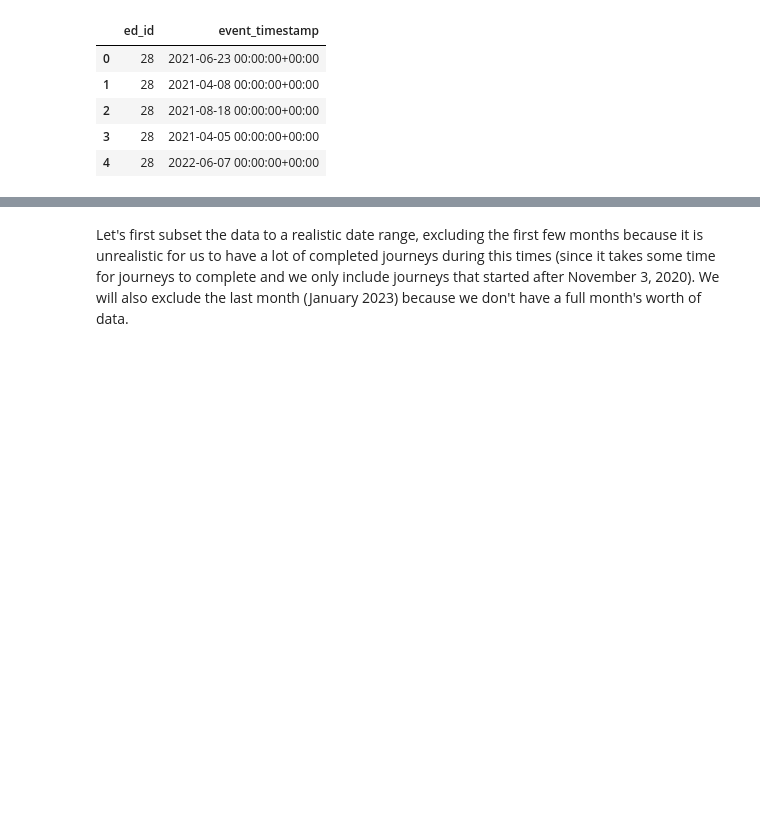
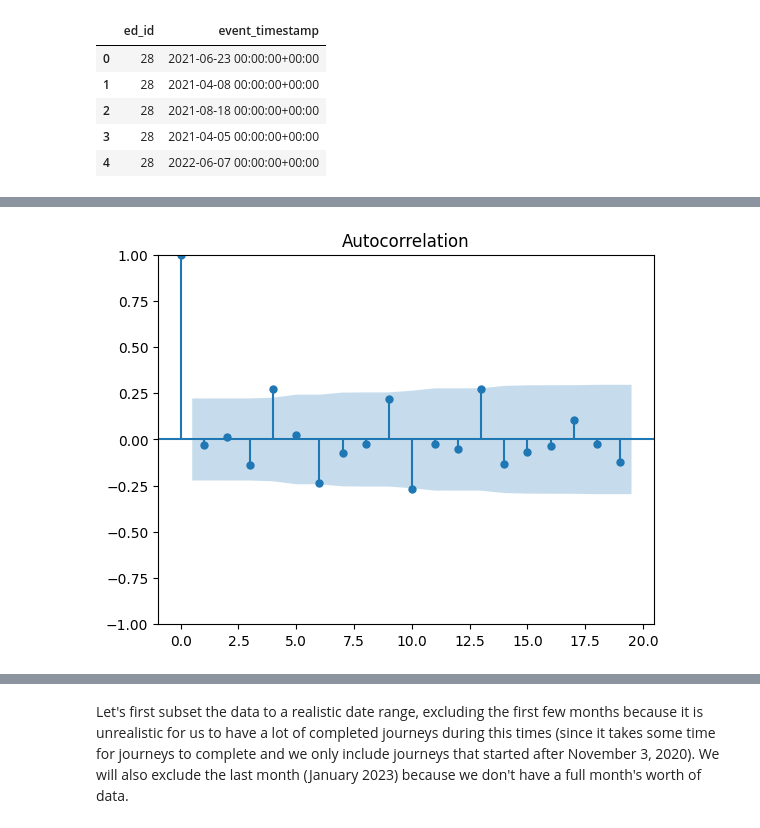
Before and after one commit to yubenjamin2022/UCLAStatsM148, a Jupyter notebook: arma_model.ipynb, the cells around one changed output, grey strips where cells are left out. Cells and saved outputs as stored; diff of their text form; code cells hidden in the pictures; blank space fills up the shorter version.

```diff
--- a/arma_model.ipynb
+++ b/arma_model.ipynb
@@ -42,0 +91,8 @@ monthly_totals = (
+# %%
+from statsmodels.graphics.tsaplots import plot_acf
+from statsmodels.graphics.tsaplots import plot_pacf
+
+plot_acf(X_train_weekly_diff.values)
+plt.show()
+# %% [output]
+[figure, added]
```
Also changed, not shown: parts of 18 cells of this notebook.
